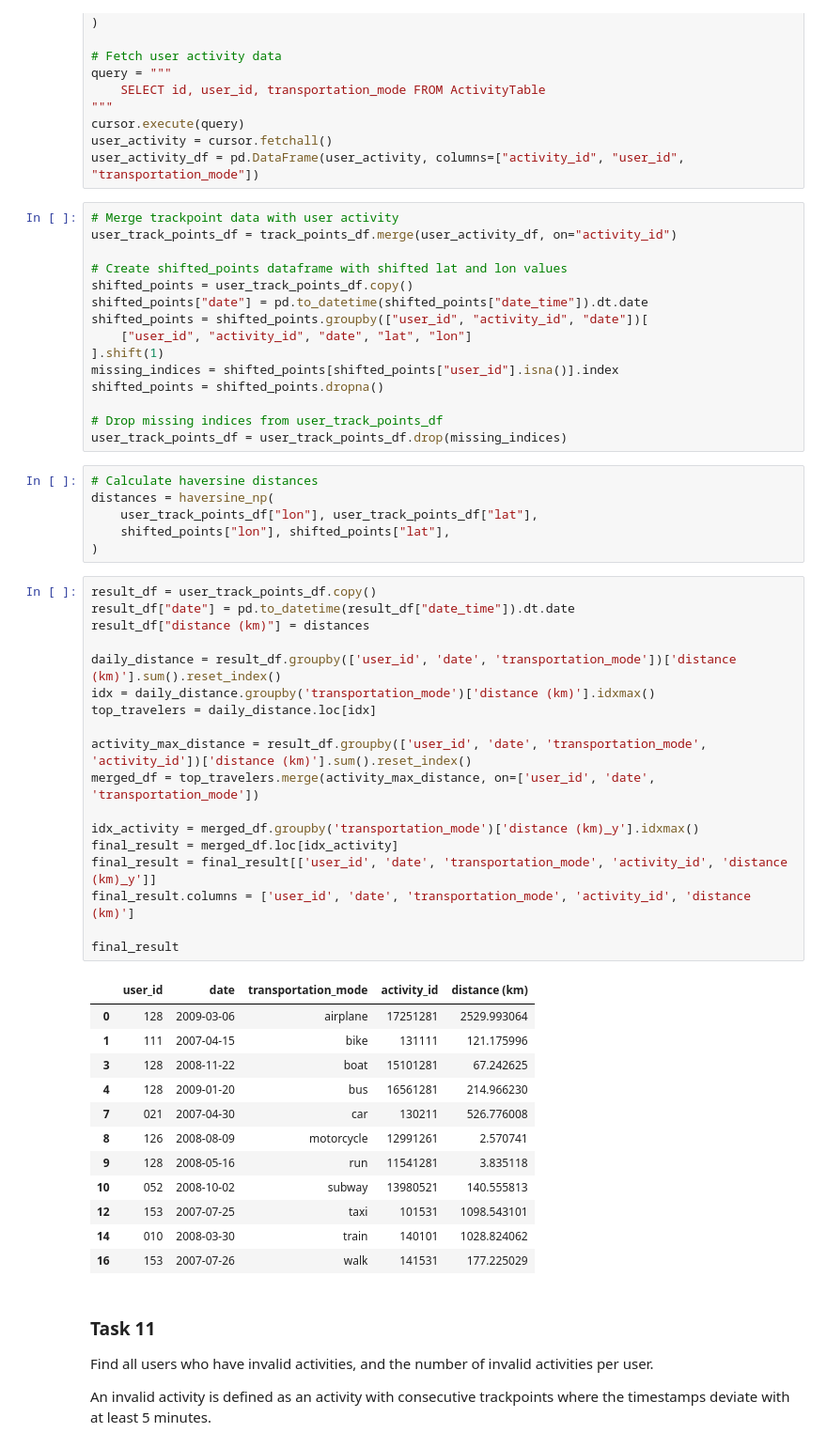
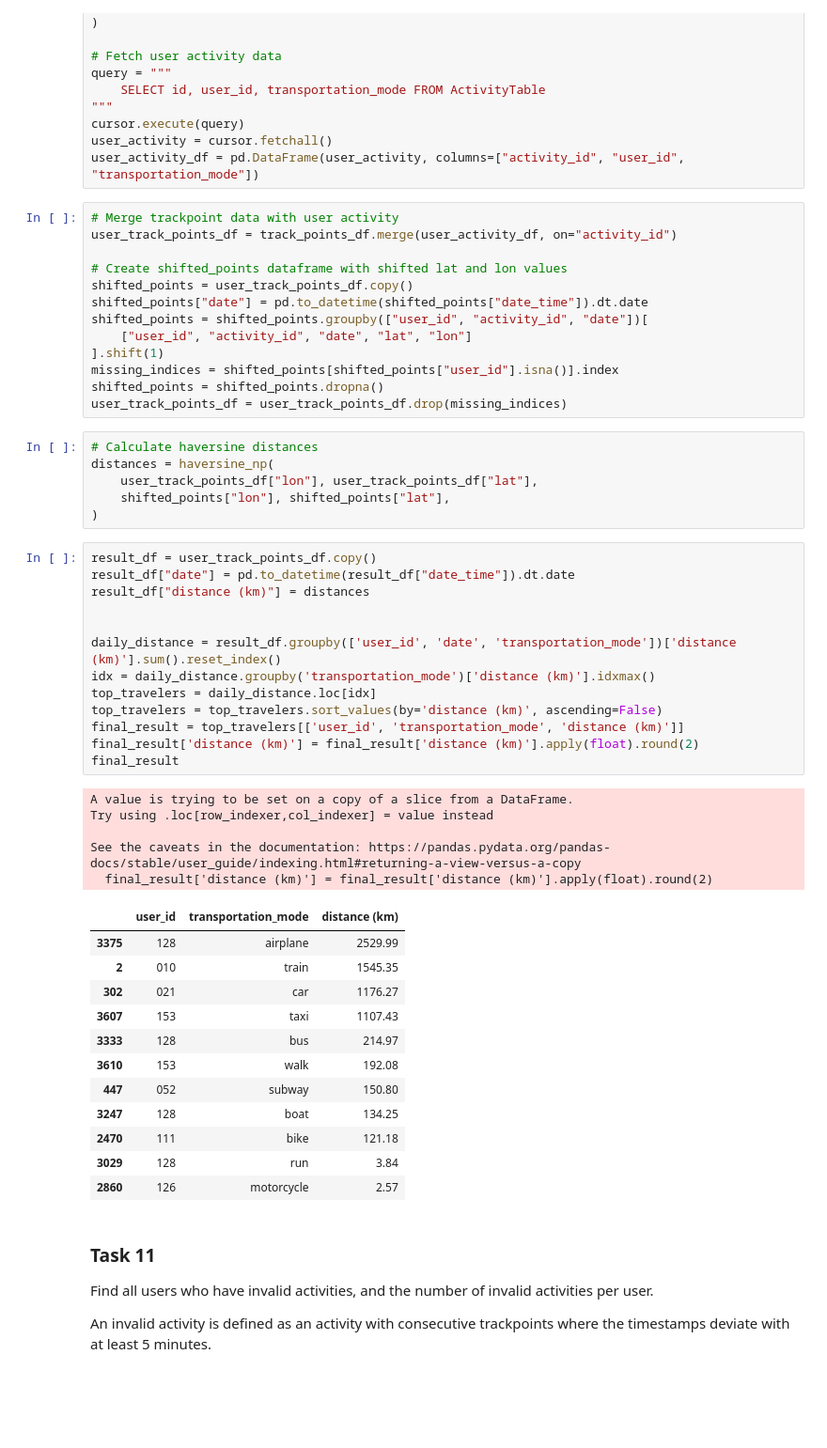
Before and after one commit to mathiasraa/tdt4225-mysql, a Jupyter notebook: notebooks/queries.ipynb, the cells around one changed output. Shown: that part at 94% size. Saved outputs shown, nothing was run; the diff lists cells and outputs as text; blank space fills up the shorter version.

```diff
--- a/notebooks/queries.ipynb
+++ b/notebooks/queries.ipynb
@@ -414,8 +418,6 @@ shifted_points = shifted_points.groupby(["user_id", "activity_id", "date"])[
 ].shift(1)
 missing_indices = shifted_points[shifted_points["user_id"].isna()].index
 shifted_points = shifted_points.dropna()
-
-# Drop missing indices from user_track_points_df
 user_track_points_df = user_track_points_df.drop(missing_indices)
 # %%
 # Calculate haversine distances
@@ -426,34 +428,34 @@ distances = haversine_np(
 # %%
 result_df = user_track_points_df.copy()
 result_df["date"] = pd.to_datetime(result_df["date_time"]).dt.date
 result_df["distance (km)"] = distances
 
+
 daily_distance = result_df.groupby(['user_id', 'date', 'transportation_mode'])['distance (km)'].sum().reset_index()
 idx = daily_distance.groupby('transportation_mode')['distance (km)'].idxmax()
 top_travelers = daily_distance.loc[idx]
-
-activity_max_distance = result_df.groupby(['user_id', 'date', 'transportation_mode', 'activity_id'])['distance (km)'].sum().reset_index()
-merged_df = top_travelers.merge(activity_max_distance, on=['user_id', 'date', 'transportation_mode'])
-
-idx_activity = merged_df.groupby('transportation_mode')['distance (km)_y'].idxmax()
-final_result = merged_df.loc[idx_activity]
-final_result = final_result[['user_id', 'date', 'transportation_mode', 'activity_id', 'distance (km)_y']]
-final_result.columns = ['user_id', 'date', 'transportation_mode', 'activity_id', 'distance (km)']
-
+top_travelers = top_travelers.sort_values(by='distance (km)', ascending=False)
+final_result = top_travelers[['user_id', 'transportation_mode', 'distance (km)']]
+final_result['distance (km)'] = final_result['distance (km)'].apply(float).round(2)
 final_result
 # %% [output]
+A value is trying to be set on a copy of a slice from a DataFrame.
+Try using .loc[row_indexer,col_indexer] = value instead
+
+See the caveats in the documentation: https://pandas.pydata.org/pandas-docs/stable/user_guide/indexing.html#returning-a-view-versus-a-copy
+  final_result['distance (km)'] = final_result['distance (km)'].apply(float).round(2)
-|  | user_id | date | transportation_mode | activity_id | distance (km) |
-| 0 | 128 | 2009-03-06 | airplane | 17251281 | 2529.993064 |
-| 1 | 111 | 2007-04-15 | bike | 131111 | 121.175996 |
-| 3 | 128 | 2008-11-22 | boat | 15101281 | 67.242625 |
-| 4 | 128 | 2009-01-20 | bus | 16561281 | 214.966230 |
-| 7 | 021 | 2007-04-30 | car | 130211 | 526.776008 |
-| 8 | 126 | 2008-08-09 | motorcycle | 12991261 | 2.570741 |
-| 9 | 128 | 2008-05-16 | run | 11541281 | 3.835118 |
-| 10 | 052 | 2008-10-02 | subway | 13980521 | 140.555813 |
-| 12 | 153 | 2007-07-25 | taxi | 101531 | 1098.543101 |
-| 14 | 010 | 2008-03-30 | train | 140101 | 1028.824062 |
-| 16 | 153 | 2007-07-26 | walk | 141531 | 177.225029 |
+|  | user_id | transportation_mode | distance (km) |
+| 3375 | 128 | airplane | 2529.99 |
+| 2 | 010 | train | 1545.35 |
+| 302 | 021 | car | 1176.27 |
+| 3607 | 153 | taxi | 1107.43 |
+| 3333 | 128 | bus | 214.97 |
+| 3610 | 153 | walk | 192.08 |
+| 447 | 052 | subway | 150.80 |
+| 3247 | 128 | boat | 134.25 |
+| 2470 | 111 | bike | 121.18 |
+| 3029 | 128 | run | 3.84 |
+| 2860 | 126 | motorcycle | 2.57 |
 # %% [markdown]
 ### Task 11
 Find all users who have invalid activities, and the number of invalid activities per
```
Also changed, not shown: parts of 4 cells of this notebook.
